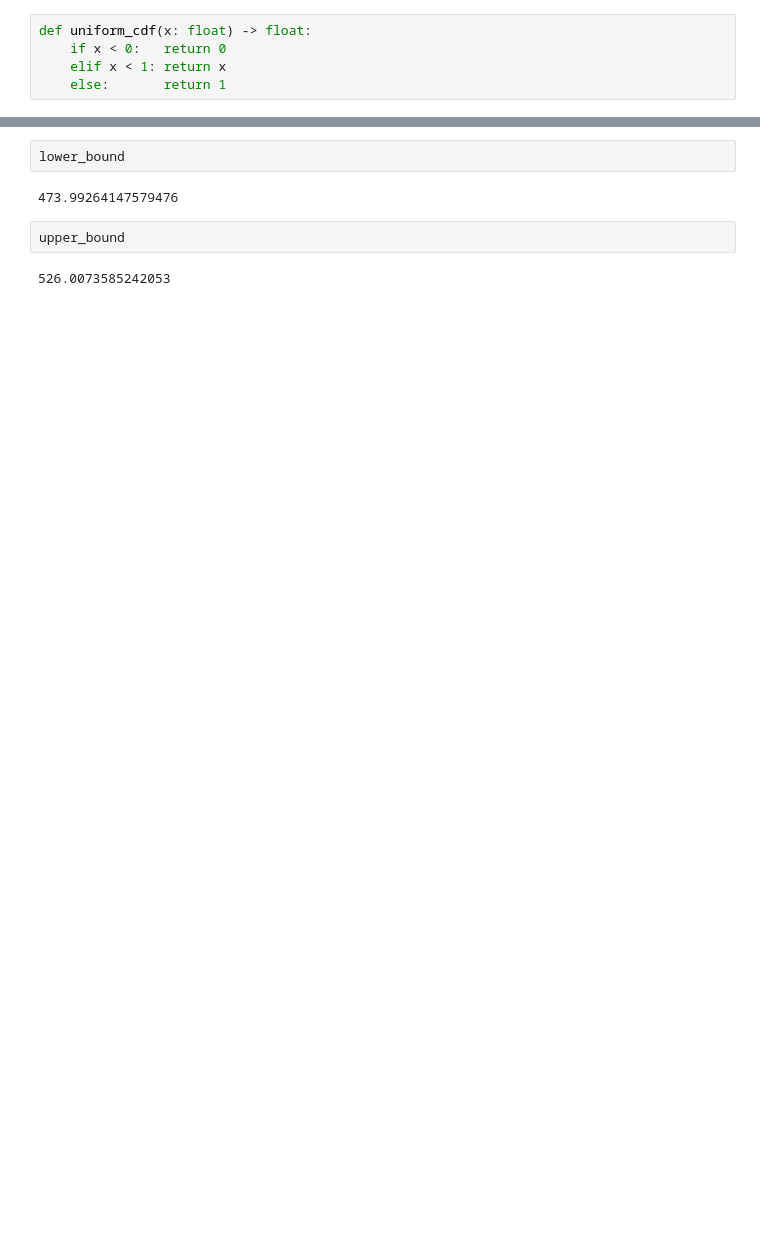
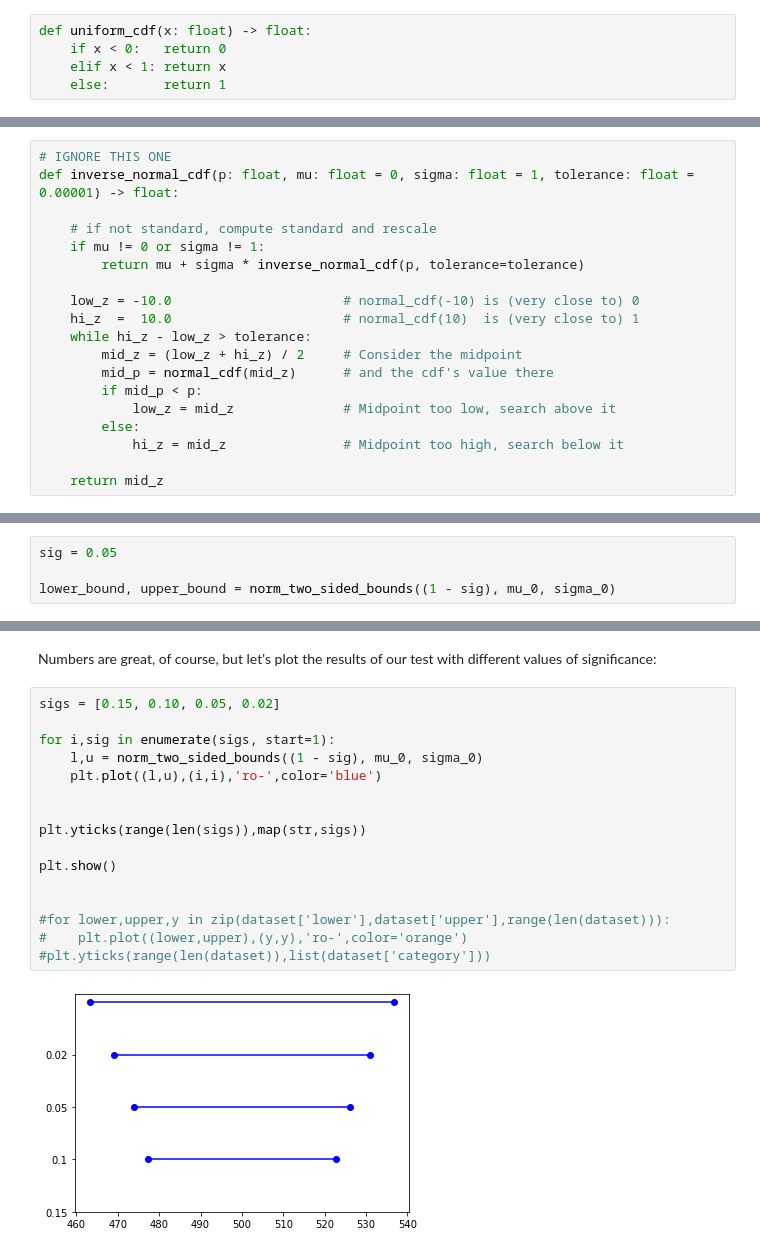
Before and after one commit to cmsc320/lecture-code, a Jupyter notebook: notebooks/lec18-distributions.ipynb, the cells around one changed output, grey strips where cells are left out. Drawn from its saved outputs; the diff is of its cells as text; blank space fills up the shorter version.

```diff
--- a/notebooks/lec18-distributions.ipynb
+++ b/notebooks/lec18-distributions.ipynb
@@ -99,0 +217,19 @@ Text(0.5, 1.0, 'Various Normal cdfs')
+# %%
+# IGNORE THIS ONE
+def inverse_normal_cdf(p: float, mu: float = 0, sigma: float = 1, tolerance: float = 0.00001) -> float:
+
+    # if not standard, compute standard and rescale
+    if mu != 0 or sigma != 1:
+        return mu + sigma * inverse_normal_cdf(p, tolerance=tolerance)
+
+    low_z = -10.0                      # normal_cdf(-10) is (very close to) 0
+    hi_z  =  10.0                      # normal_cdf(10)  is (very close to) 1
+    while hi_z - low_z > tolerance:
+        mid_z = (low_z + hi_z) / 2     # Consider the midpoint
+        mid_p = normal_cdf(mid_z)      # and the cdf's value there
+        if mid_p < p:
+            low_z = mid_z              # Midpoint too low, search above it
+        else:
+            hi_z = mid_z               # Midpoint too high, search below it
+
+    return mid_z
@@ -100 +322,5 @@ Text(0.5, 1.0, 'Various Normal cdfs')
+# %%
+sig = 0.05
+
+lower_bound, upper_bound = norm_two_sided_bounds((1 - sig), mu_0, sigma_0)
 # %%
@@ -197,8 +330,21 @@ lower_bound, upper_bound = norm_two_sided_bounds(0.90, mu_0, sigma_0)
-# %%
-lower_bound
-# %% [output]
-473.99264147579476
-# %%
-upper_bound
-# %% [output]
-526.0073585242053
+# %% [markdown]
+Numbers are great, of course, but let's plot the results of our test with different values
+of significance:
+# %%
+sigs = [0.15, 0.10, 0.05, 0.02]
+
+for i,sig in enumerate(sigs, start=1):
+    l,u = norm_two_sided_bounds((1 - sig), mu_0, sigma_0)
+    plt.plot((l,u),(i,i),'ro-',color='blue')
+
+
+plt.yticks(range(len(sigs)),map(str,sigs))
+
+plt.show()
+
+
+#for lower,upper,y in zip(dataset['lower'],dataset['upper'],range(len(dataset))):
+#    plt.plot((lower,upper),(y,y),'ro-',color='orange')
+#plt.yticks(range(len(dataset)),list(dataset['category']))
+# %% [output]
+[figure, added]
```
Also changed, not shown: parts of 40 cells of this notebook.
